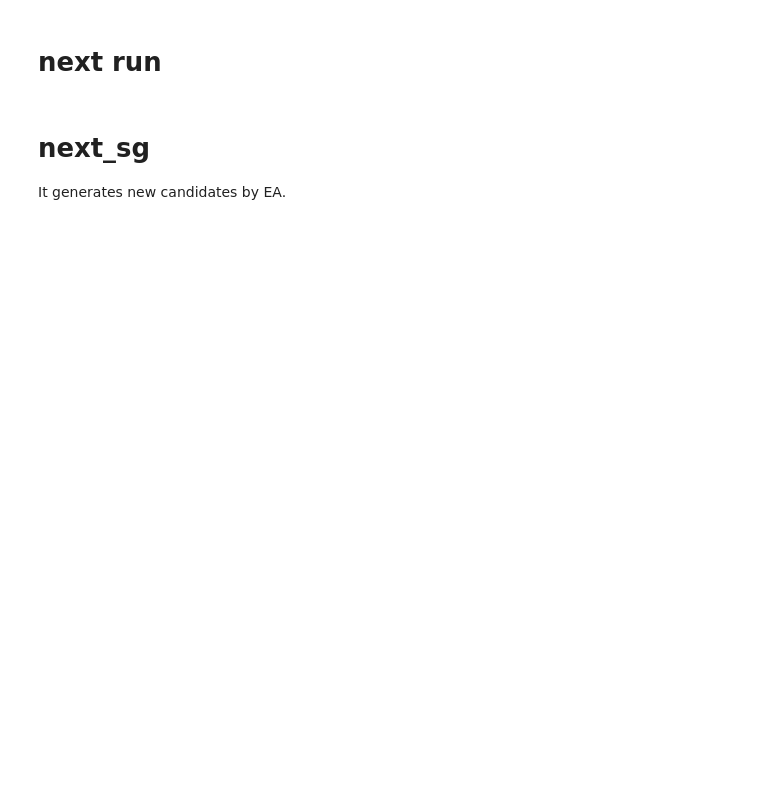
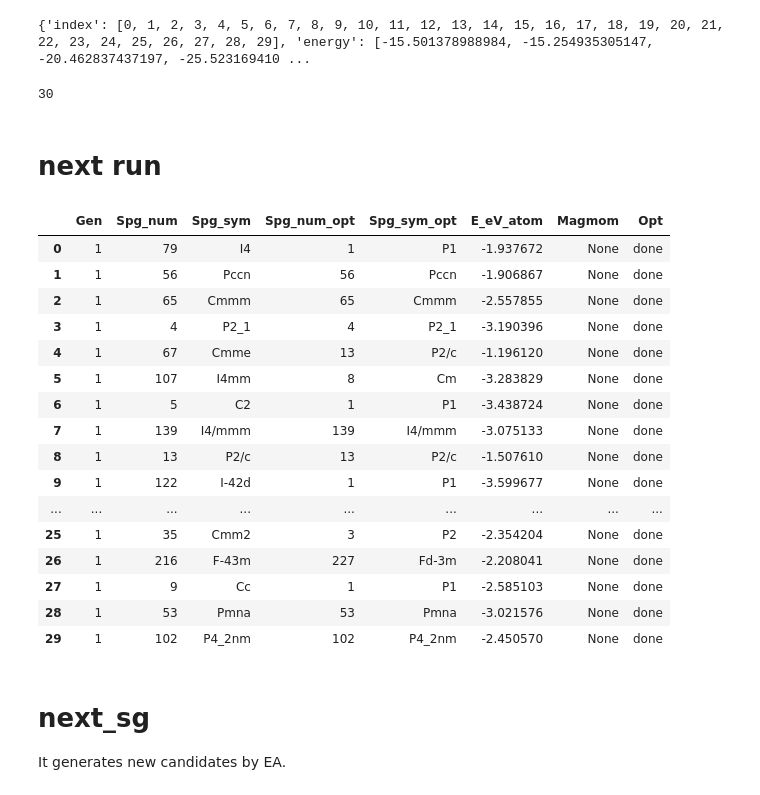
Before and after one commit to nim-hrkn/aiida_cryspy, a Jupyter notebook: example/lammps_GaN_8_EA/0130.test4.ipynb, the cells around one changed output. Drawn from its saved outputs; the diff is of its cells as text; code cells hidden in the pictures; blank space fills up the shorter version.

```diff
--- a/example/lammps_GaN_8_EA/0130.test4.ipynb
+++ b/example/lammps_GaN_8_EA/0130.test4.ipynb
@@ -157,2 +209,9 @@ select_structure_result
+# %%
+inputs = {"ea_id_data":  initial_result["ea_id_data"], "init_struc":initial_result["init_struc"] }
+
+select_structure_to_run_WorkChain = WorkflowFactory('cryspy.select_structures')
+select_structure_result = run(select_structure_to_run_WorkChain, **inputs)
+work_path_node = select_structure_result["work_path"]
+structures_to_optimize_node = select_structure_result["init_struc"]
 # %%
 ea_id_node = select_structure_result["ea_id_data"]
@@ -218,8 +306,12 @@ if len(all_initial_structures_node.structurecollection.keys())>0 and len(work_pa
 # %%
 print(optimize_result["results"].get_dict())
+# %% [output]
+{'index': [0, 1, 2, 3, 4, 5, 6, 7, 8, 9, 10, 11, 12, 13, 14, 15, 16, 17, 18, 19, 20, 21, 22, 23, 24, 25, 26, 27, 28, 29], 'energy': [-15.501378988984, -15.254935305147, -20.462837437197, -25.523169410 ...
 # %%
 all_optimized_structures_node = optimize_result["final_structures"]
 len(all_optimized_structures_node.structurecollection.keys())
+# %% [output]
+30
 # %% [markdown]
 # next run
 # %%
@@ -228,46 +320,32 @@ len(all_optimized_structures_node.structurecollection.keys())
 ea_id_node = initial_result["ea_id_data"]
 # %%
 # optの対称性の登録
-@calcfunction
-def generate_rlst(all_initial_structures_node: StructurecollectionData,
-                  all_optimized_structures_node: StructurecollectionData,
-                  optimize_result: Dict,
-                  ea_id_data_node: EAidData,
-                  rslt_data_node: PandasFrameData):
-    init_struc_data = all_initial_structures_node.structurecollection
-    opt_struc = all_optimized_structures_node.structurecollection
-    opt_results = optimize_result.get_dict()
-    rslt_data = rslt_data_node.df
-    gen = ea_id_data_node.ea_id_data[0]
-    magmon = None
-    check_opt = 'done'
-
-    symprec = rin.symprec
-    for i,energy in zip(opt_results["index"], opt_results["energy"]):
-        if energy is not None:
-            check_opt = 'done'
-        else:
-            check_opt = 'not_yet'
-        if energy is None:
-            energy = np.nan
-        else:
-            natot = len(init_struc_data[i].atomic_numbers)
-            energy /= natot
-
-        in_spg = init_struc_data[i].get_space_group_info(symprec=symprec)
-        opt_spg = opt_struc[i].get_space_group_info(symprec=symprec)
-        rslt_data.loc[i] = [gen, in_spg[1], in_spg[0], opt_spg[1], opt_spg[0],
-                           energy, magmon, check_opt]
-
-    return PandasFrameData(rslt_data)
-    # return rslt_data
+from aiida_cryspy.common import generate_rlst
 
 rslt_data_node_new = generate_rlst(all_initial_structures_node, all_optimized_structures_node,
                               optimize_result["results"],
-                              ea_id_node, rslt_data_node)
+                              ea_id_node, rslt_data_node, stat)
 
 # rslt for new EA
 rslt_data_node_new.df
+# %% [output]
+|  | Gen | Spg_num | Spg_sym | Spg_num_opt | Spg_sym_opt | E_eV_atom | Magmom | Opt |
+| 0 | 1 | 79 | I4 | 1 | P1 | -1.937672 | None | done |
+| 1 | 1 | 56 | Pccn | 56 | Pccn | -1.906867 | None | done |
+| 2 | 1 | 65 | Cmmm | 65 | Cmmm | -2.557855 | None | done |
+| 3 | 1 | 4 | P2_1 | 4 | P2_1 | -3.190396 | None | done |
+| 4 | 1 | 67 | Cmme | 13 | P2/c | -1.196120 | None | done |
+| 5 | 1 | 107 | I4mm | 8 | Cm | -3.283829 | None | done |
+| 6 | 1 | 5 | C2 | 1 | P1 | -3.438724 | None | done |
+| 7 | 1 | 139 | I4/mmm | 139 | I4/mmm | -3.075133 | None | done |
+| 8 | 1 | 13 | P2/c | 13 | P2/c | -1.507610 | None | done |
+| 9 | 1 | 122 | I-42d | 1 | P1 | -3.599677 | None | done |
+| ... | ... | ... | ... | ... | ... | ... | ... | ... |
+| 25 | 1 | 35 | Cmm2 | 3 | P2 | -2.354204 | None | done |
+| 26 | 1 | 216 | F-43m | 227 | Fd-3m | -2.208041 | None | done |
+| 27 | 1 | 9 | Cc | 1 | P1 | -2.585103 | None | done |
+| 28 | 1 | 53 | Pmna | 53 | Pmna | -3.021576 | None | done |
+| 29 | 1 | 102 | P4_2nm | 102 | P4_2nm | -2.450570 | None | done |
 # %% [markdown]
 # next_sg
 
```
Also changed, not shown: parts of 61 cells of this notebook, 2 other files.
